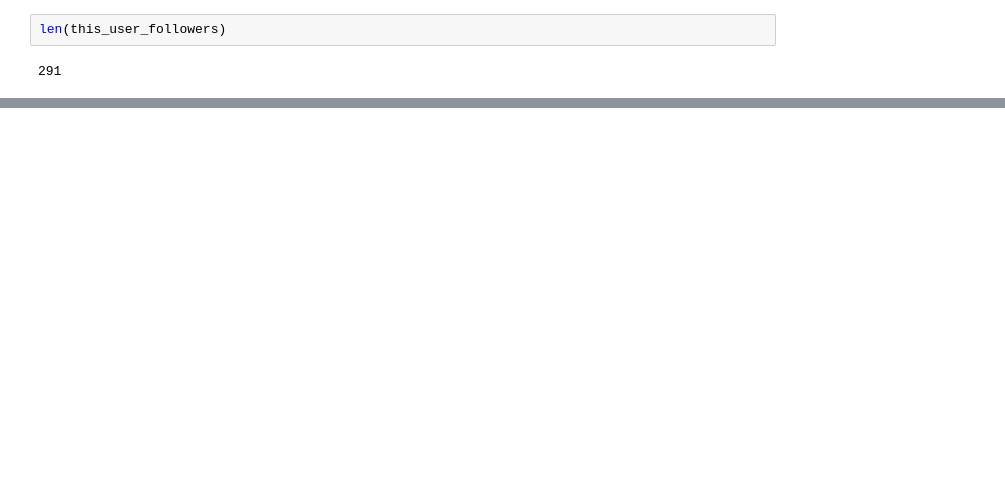
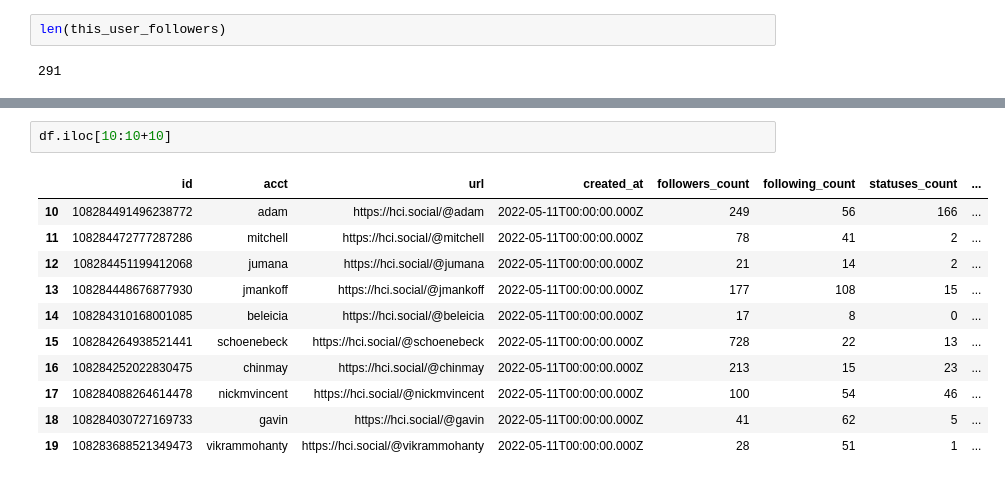
Before and after one commit to nicholson2208/rec-sys-final-project, a Jupyter notebook: FollowerGraphs.ipynb, the cells around one changed output, grey strips where cells are left out. Drawn from its saved outputs; the diff is of its cells as text; blank space fills up the shorter version.

Commit message:
mostly done with pulling for followers

```diff
--- a/FollowerGraphs.ipynb
+++ b/FollowerGraphs.ipynb
@@ -388,0 +401,14 @@ len(this_user_followers)
+# %%
+df.iloc[10:10+10]
+# %% [output]
+|  | id | acct | url | created_at | followers_count | following_count | statuses_count | ... |
+| 10 | 108284491496238772 | adam | https://hci.social/@adam | 2022-05-11T00:00:00.000Z | 249 | 56 | 166 | ... |
+| 11 | 108284472777287286 | mitchell | https://hci.social/@mitchell | 2022-05-11T00:00:00.000Z | 78 | 41 | 2 | ... |
+| 12 | 108284451199412068 | jumana | https://hci.social/@jumana | 2022-05-11T00:00:00.000Z | 21 | 14 | 2 | ... |
+| 13 | 108284448676877930 | jmankoff | https://hci.social/@jmankoff | 2022-05-11T00:00:00.000Z | 177 | 108 | 15 | ... |
+| 14 | 108284310168001085 | beleicia | https://hci.social/@beleicia | 2022-05-11T00:00:00.000Z | 17 | 8 | 0 | ... |
+| 15 | 108284264938521441 | schoenebeck | https://hci.social/@schoenebeck | 2022-05-11T00:00:00.000Z | 728 | 22 | 13 | ... |
+| 16 | 108284252022830475 | chinmay | https://hci.social/@chinmay | 2022-05-11T00:00:00.000Z | 213 | 15 | 23 | ... |
+| 17 | 108284088264614478 | nickmvincent | https://hci.social/@nickmvincent | 2022-05-11T00:00:00.000Z | 100 | 54 | 46 | ... |
+| 18 | 108284030727169733 | gavin | https://hci.social/@gavin | 2022-05-11T00:00:00.000Z | 41 | 62 | 5 | ... |
+| 19 | 108283688521349473 | vikrammohanty | https://hci.social/@vikrammohanty | 2022-05-11T00:00:00.000Z | 28 | 51 | 1 | ... |
```
Also changed, not shown: parts of 26 cells of this notebook.
